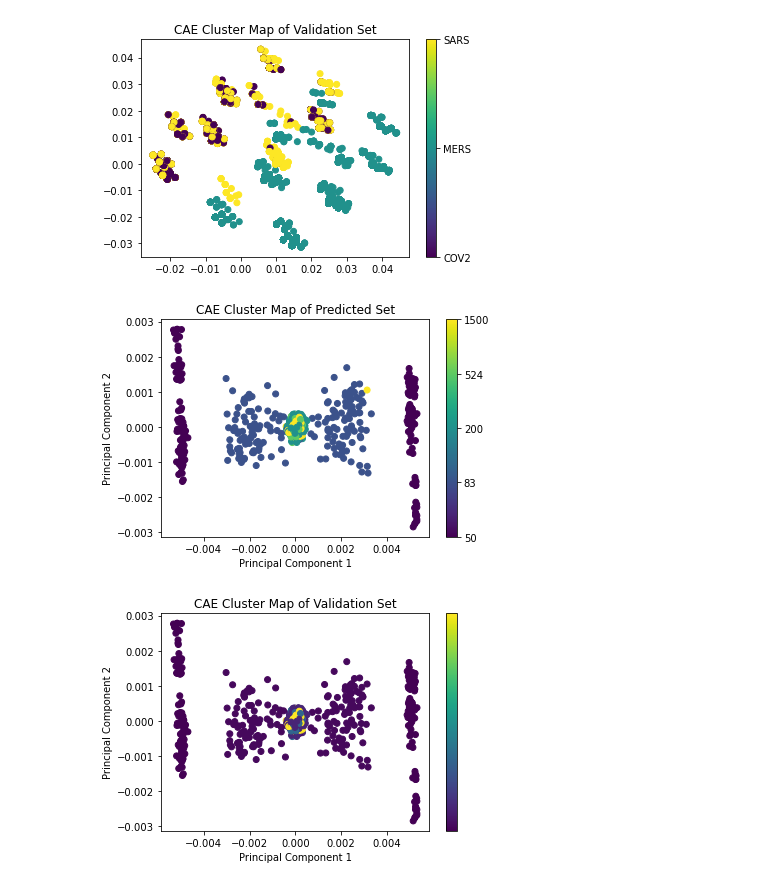
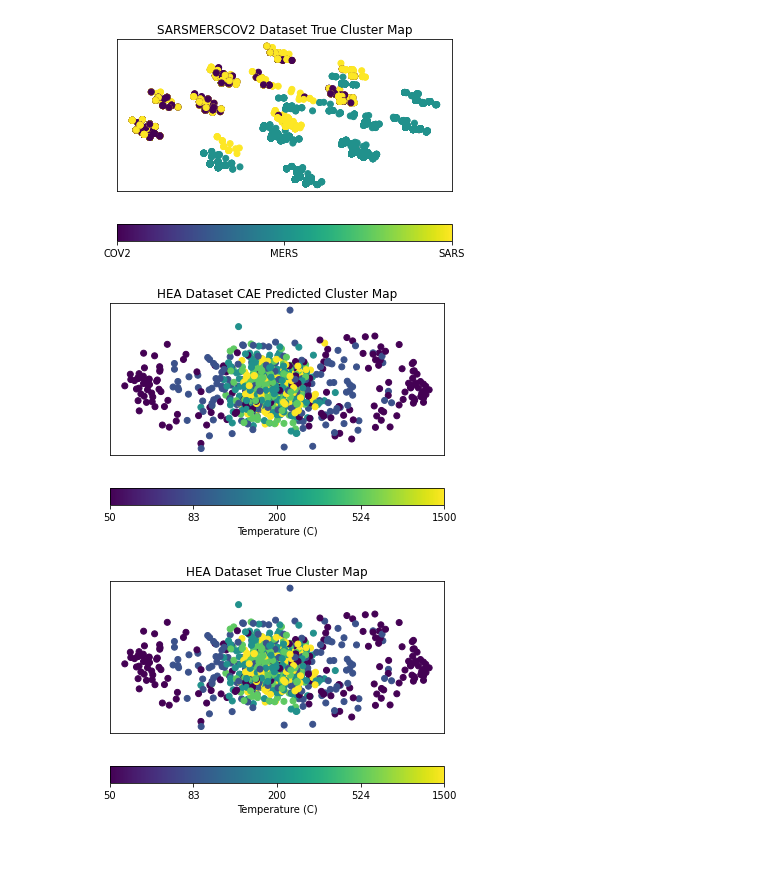
Before and after one commit to arjuns-code-center/OakRidgeNatLab_InternProject, a Jupyter notebook: Code/cae/cae_plotting.ipynb, the cells around one changed output. Drawn from its saved outputs; the diff is of its cells as text; code cells hidden in the pictures; blank space fills up the shorter version.

```diff
--- a/Code/cae/cae_plotting.ipynb
+++ b/Code/cae/cae_plotting.ipynb
@@ -39,17 +41,18 @@ plt.show()
 # %%
 cNorm = matplotlib.colors.Normalize(vmin=min(smc2_label_validation), vmax=max(smc2_label_validation))
 scalarMap = cmx.ScalarMappable(norm=cNorm)
 fig = plt.figure(8)
 plt.scatter(smc2_reduced_val[:, 0], smc2_reduced_val[:, 1], c=scalarMap.to_rgba(smc2_label_validation))
 scalarMap.set_array(smc2_label_validation)
-cbar = fig.colorbar(scalarMap)
+cbar = fig.colorbar(scalarMap, orientation='horizontal')
 cbar.set_ticks([0,1,2])
 cbar.set_ticklabels(["COV2", "MERS", "SARS"])
-plt.title('CAE Cluster Map of Validation Set')
+plt.title('SARSMERSCOV2 Dataset True Cluster Map')
+plt.tick_params(left=False, labelleft=False, bottom=False, labelbottom=False)
 # fig.savefig('cae_val_' + d + '.png')
 plt.show()
 # %% [output]
-[figure, old version]
+[figure, new version]
 # %%
 # Plotting for the HEA dataset
 cNorm = matplotlib.colors.Normalize(vmin=min(hea_predicted), vmax=max(hea_predicted))
@@ -57,29 +60,29 @@ scalarMap = cmx.ScalarMappable(norm=cNorm)
 fig = plt.figure(1)
 plt.scatter(hea_reduced_val[:, 0], hea_reduced_val[:, 1], c=scalarMap.to_rgba(hea_predicted))
 scalarMap.set_array(hea_predicted)
-cbar = fig.colorbar(scalarMap)
+cbar = fig.colorbar(scalarMap, orientation='horizontal')
 cbar.set_ticks([0,1,2,3,4])
 cbar.set_ticklabels(["50", "83", "200", "524", "1500"])
-plt.xlabel('Principal Component 1')
-plt.ylabel('Principal Component 2')
-plt.title('CAE Cluster Map of Predicted Set')
+cbar.set_label('Temperature (C)')
+plt.tick_params(left=False, labelleft=False, bottom=False, labelbottom=False)
+plt.title('HEA Dataset CAE Predicted Cluster Map')
 # fig.savefig('pca_pred_' + d + '.png')
 plt.show()
 # %% [output]
-[figure, old version]
+[figure, new version]
 # %%
 cNorm = matplotlib.colors.Normalize(vmin=min(hea_label_validation), vmax=max(hea_label_validation))
 scalarMap = cmx.ScalarMappable(norm=cNorm)
 fig = plt.figure(2)
 plt.scatter(hea_reduced_val[:, 0], hea_reduced_val[:, 1], c=scalarMap.to_rgba(hea_label_validation))
 scalarMap.set_array(hea_label_validation)
-cbar = fig.colorbar(scalarMap)
+cbar = fig.colorbar(scalarMap, orientation='horizontal')
 cbar.set_ticks([0,1,2,3,4])
 cbar.set_ticklabels(["50", "83", "200", "524", "1500"])
-plt.xlabel('Principal Component 1')
-plt.ylabel('Principal Component 2')
-plt.title('CAE Cluster Map of Validation Set')
+cbar.set_label('Temperature (C)')
+plt.tick_params(left=False, labelleft=False, bottom=False, labelbottom=False)
+plt.title('HEA Dataset True Cluster Map')
 # fig.savefig('pca_val_' + d + '.png')
 plt.show()
 # %% [output]
-[figure, old version]
+[figure, new version]
```
Also changed, not shown: parts of 2 cells of this notebook, 13 other files.
